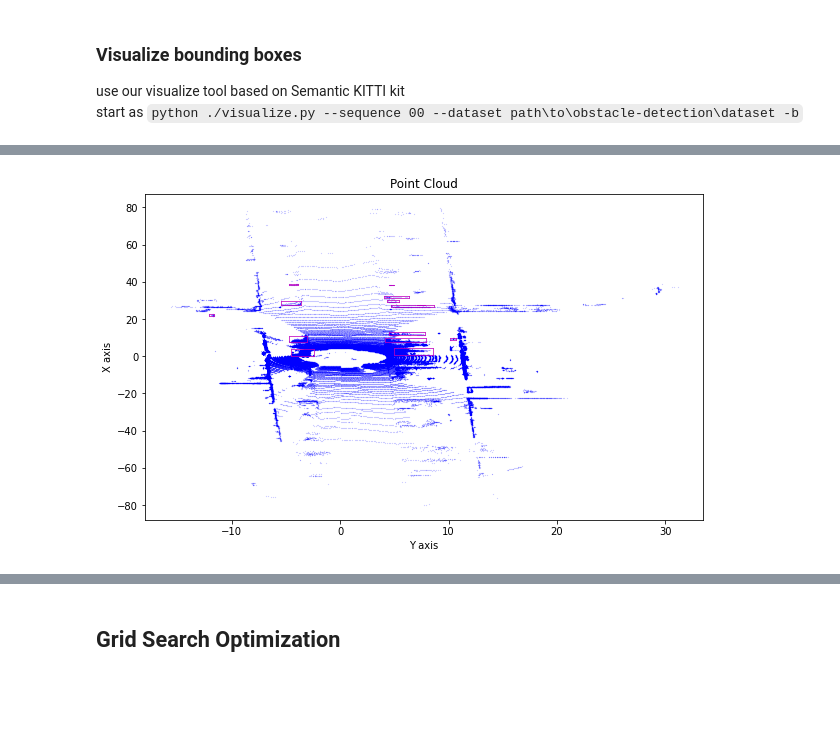
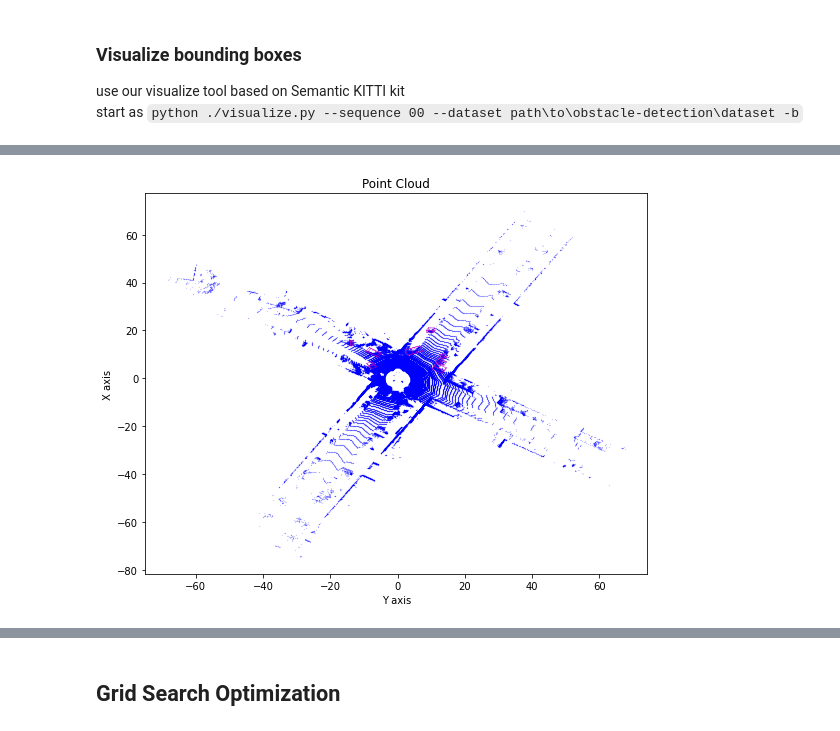
Before and after one commit to VirtualRoyalty/PointCloudSegmentation, a Jupyter notebook: obstacle-detection/examples/obstacle detection.ipynb, the cells around one changed output, grey strips where cells are left out. Drawn from its saved outputs; the diff is of its cells as text; code cells hidden in the pictures; blank space fills up the shorter version.

````diff
--- a/obstacle-detection/examples/obstacle detection.ipynb
+++ b/obstacle-detection/examples/obstacle detection.ipynb
@@ -148,7 +148,7 @@ def pipeline(scan, label, obstacle_lst, verbose=False, OBBoxes=False, exec_time=
         ###############################################################################################
         start_time = datetime.now()
         clusterer = DBSCAN(eps=params['eps'], min_samples=params['min_samples'],
-                           algorithm='auto', leaf_size=params['leaf_size'], n_jobs=-1)
+                           algorithm='kd_tree', leaf_size=params['leaf_size'], n_jobs=-1)
         clusterer.fit(pcloud[['x', 'y', 'z']])
         pcloud['cluster_id'] = clusterer.labels_
         cluster_time = (datetime.now() - start_time).total_seconds()
@@ -161,17 +161,20 @@ def pipeline(scan, label, obstacle_lst, verbose=False, OBBoxes=False, exec_time=
         cluster_data = pd.DataFrame.from_dict({'x': [], 'y': [], 'z': [],'cluster_id': []})
         clusters = []
         for _id in pcloud['cluster_id'].unique():
-            if _id == -1 or len(pcloud[pcloud['cluster_id'] == _id]) < 10:
+            if _id == -1 or not 100 < len(pcloud[pcloud['cluster_id'] == _id]) < 2500:
                 continue
-            tcluster = common.outlier_filter(pcloud[pcloud['cluster_id'] == _id], verbose=False)
+            tcluster = pcloud[pcloud['cluster_id'] == _id]
+            tcluster = common.outlier_filter(tcluster, verbose=False)
             cluster_data = cluster_data.append(tcluster)
             if OBBoxes:
-                obb = OBB.build_from_points(tcluster[['x', 'y', 'z']].values)
-                clusters.append([x.tolist() for x in obb.points])
+#                 obb = OBB.build_from_points(tcluster[['x', 'y', 'z']].values)
+#                 clusters.append([x.tolist() for x in obb.points])
+                  obb = common.get_OBB(tcluster[['x', 'y', 'z']])
+                  clusters.append(obb)
         if not OBBoxes:
             clusters = cluster_data.groupby(['cluster_id']).agg({ 'x': ['min', 'max'],
-                                                            'y': ['min', 'max'],
-                                                            'z': ['min', 'max'] }).values
+                                                                  'y': ['min', 'max'],
+                                                                  'z': ['min', 'max'] }).values
         bb_time = (datetime.now() - start_time).total_seconds()
         ###############################################################################################
     else:
@@ -198,7 +201,7 @@ def pipeline(scan, label, obstacle_lst, verbose=False, OBBoxes=False, exec_time=
 ## Pipeline implementation
 # %%
 %%time
-num = '066'
+num = '073'
 scan = np.fromfile('../dataset/sequences/00/velodyne/000' + num + '.bin', dtype=np.float32)
 scan = scan.reshape((-1, 4))[:, :3]
 
@@ -210,10 +213,11 @@ Wall time: 40.9 ms
 # %%
 %%time
-params = {'x_voxels': 26, 'y_voxels': 20, 'z_voxels': 6,
+params = {
           'roi_x_min': 0, 'roi_x_max': 45,
           'roi_y_min': -14, 'roi_y_max': 14,
           'roi_z_min': -2, 'roi_z_max': 1,
-          'eps': 0.65, 'min_samples': 6, 'leaf_size': 120}
+          'eps': 0.65, 'min_samples': 6, 'leaf_size': 120,
+          'OBBoxes': True}
 
 clusters, cluster_data, time_exec = pipeline(scan, label, obstacle_lst, verbose=True,
                                     exec_time=True, **params)
@@ -257,3 +305,7 @@ start as
 ```python ./visualize.py --sequence 00 --dataset path\to\obstacle-detection\dataset -b```
 # %% [markdown]
 ![lol](img/bounding_boxes_step.png)
+# %%
+# box_coord_list = common.get_bounding_boxes(pd.DataFrame(clusters))
+common = imp.reload(common)
+box_coord_list = common.get_optimal_bboxes(cluster_data)
@@ -260,16 +331,16 @@ start as
 # %%
 %matplotlib inline
 from scripts import draw
 draw = imp.reload(draw)
-f = plt.figure(figsize=(10, 6))
-axes = [1,0]
+f = plt.figure(figsize=(9, 7))
+axes = [1, 0]
 ax = f.add_subplot(111)
 draw.draw_point_cloud(scan, ax, 'Point Cloud',axes=axes,
                       axes_str = ['X', 'Y', 'Z'], )
 for box in box_coord_list:
      draw.draw_box(ax, box, axes=axes, color='m')
 # %% [output]
-[figure, old version]
+[figure, new version]
 # %%
 pcloud = pd.DataFrame(np.concatenate((scan, label.reshape(len(label), 1)), axis=1), columns=['x', 'y', 'z', 'seg_id'])
 %time cloud = common.obstacle_filter(pcloud, obstacle_lst)
````
Also changed, not shown: parts of 31 cells of this notebook, 4 other files.
